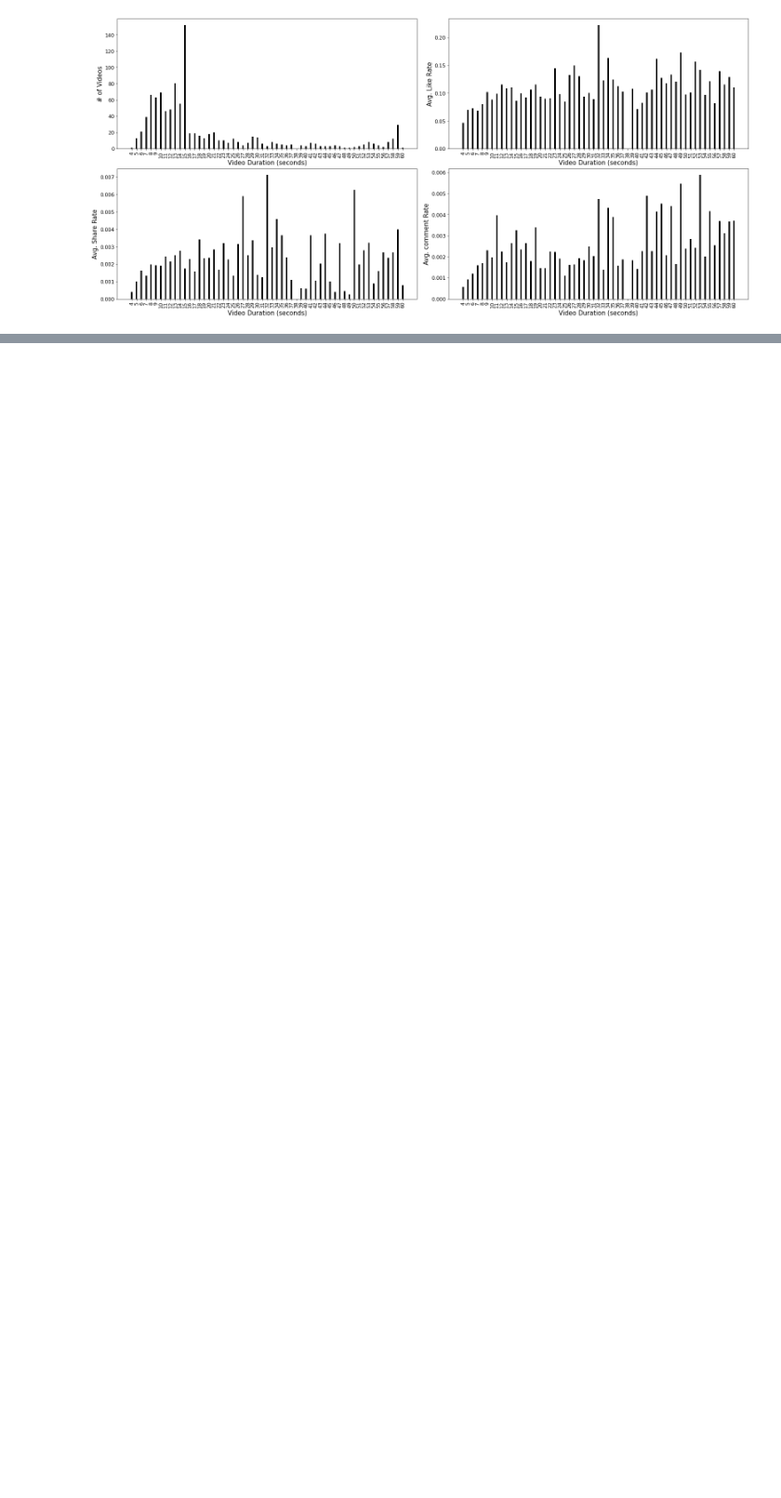
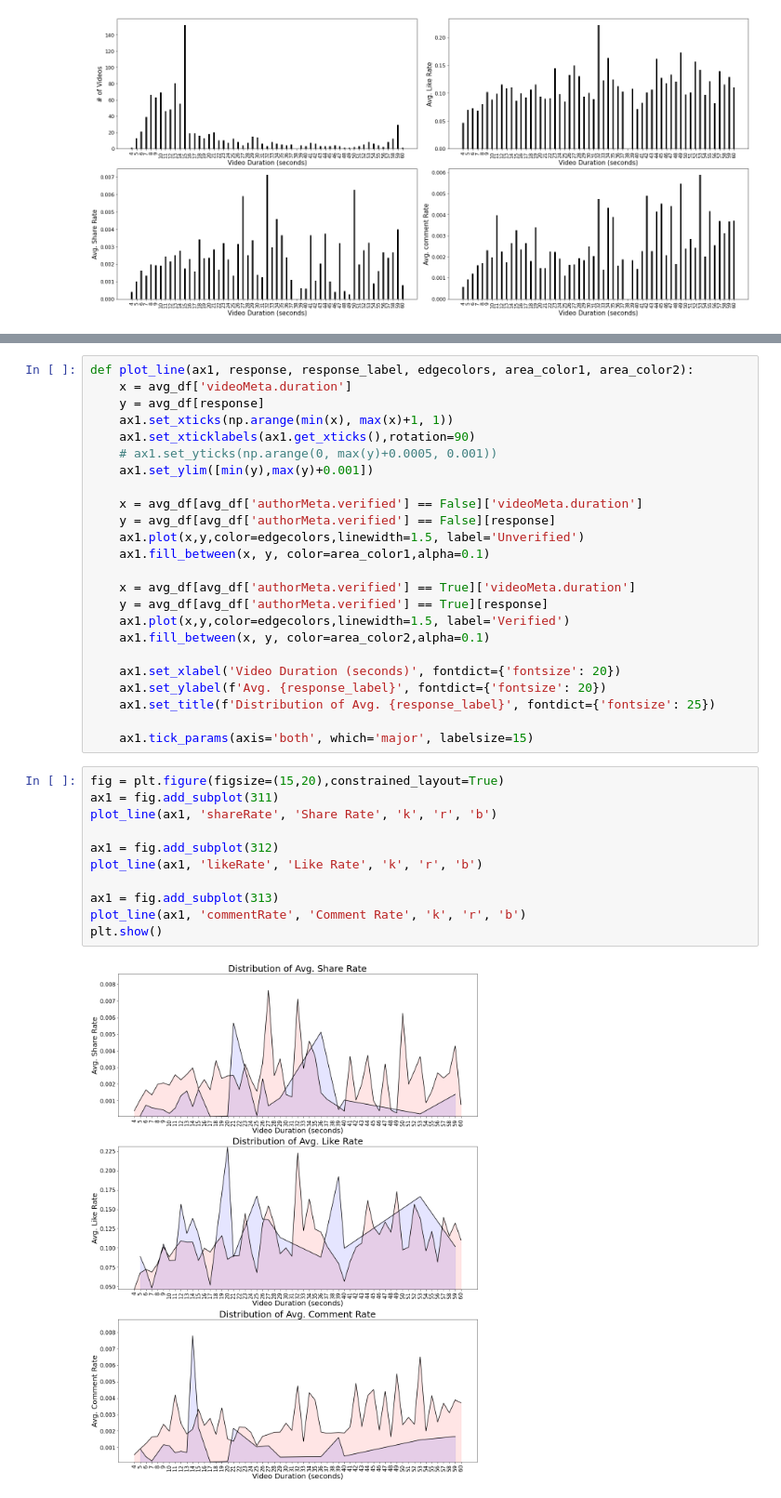
Before and after one commit to ba-group-projects/tiktok-popularity-eda, a Jupyter notebook: mattheus_smm635_mtp_eda.ipynb, the cells around one changed output, grey strips where cells are left out. Shown at 93% size. Drawn from its saved outputs; the diff is of its cells as text; blank space fills up the shorter version.

Commit message:
Major updates

```diff
--- a/mattheus_smm635_mtp_eda.ipynb
+++ b/mattheus_smm635_mtp_eda.ipynb
@@ -263,0 +299,37 @@ plt.show()
+# %%
+def plot_line(ax1, response, response_label, edgecolors, area_color1, area_color2):
+    x = avg_df['videoMeta.duration']
+    y = avg_df[response]
+    ax1.set_xticks(np.arange(min(x), max(x)+1, 1))
+    ax1.set_xticklabels(ax1.get_xticks(),rotation=90)
+    # ax1.set_yticks(np.arange(0, max(y)+0.0005, 0.001))
+    ax1.set_ylim([min(y),max(y)+0.001])
+
+    x = avg_df[avg_df['authorMeta.verified'] == False]['videoMeta.duration']
+    y = avg_df[avg_df['authorMeta.verified'] == False][response]
+    ax1.plot(x,y,color=edgecolors,linewidth=1.5, label='Unverified')
+    ax1.fill_between(x, y, color=area_color1,alpha=0.1)
+
+    x = avg_df[avg_df['authorMeta.verified'] == True]['videoMeta.duration']
+    y = avg_df[avg_df['authorMeta.verified'] == True][response]
+    ax1.plot(x,y,color=edgecolors,linewidth=1.5, label='Verified')
+    ax1.fill_between(x, y, color=area_color2,alpha=0.1)
+
+    ax1.set_xlabel('Video Duration (seconds)', fontdict={'fontsize': 20})
+    ax1.set_ylabel(f'Avg. {response_label}', fontdict={'fontsize': 20})
+    ax1.set_title(f'Distribution of Avg. {response_label}', fontdict={'fontsize': 25})
+
+    ax1.tick_params(axis='both', which='major', labelsize=15)
+# %%
+fig = plt.figure(figsize=(15,20),constrained_layout=True)
+ax1 = fig.add_subplot(311)
+plot_line(ax1, 'shareRate', 'Share Rate', 'k', 'r', 'b')
+
+ax1 = fig.add_subplot(312)
+plot_line(ax1, 'likeRate', 'Like Rate', 'k', 'r', 'b')
+
+ax1 = fig.add_subplot(313)
+plot_line(ax1, 'commentRate', 'Comment Rate', 'k', 'r', 'b')
+plt.show()
+# %% [output]
+[figure, added]
```
Also changed, not shown: parts of 9 cells of this notebook.
